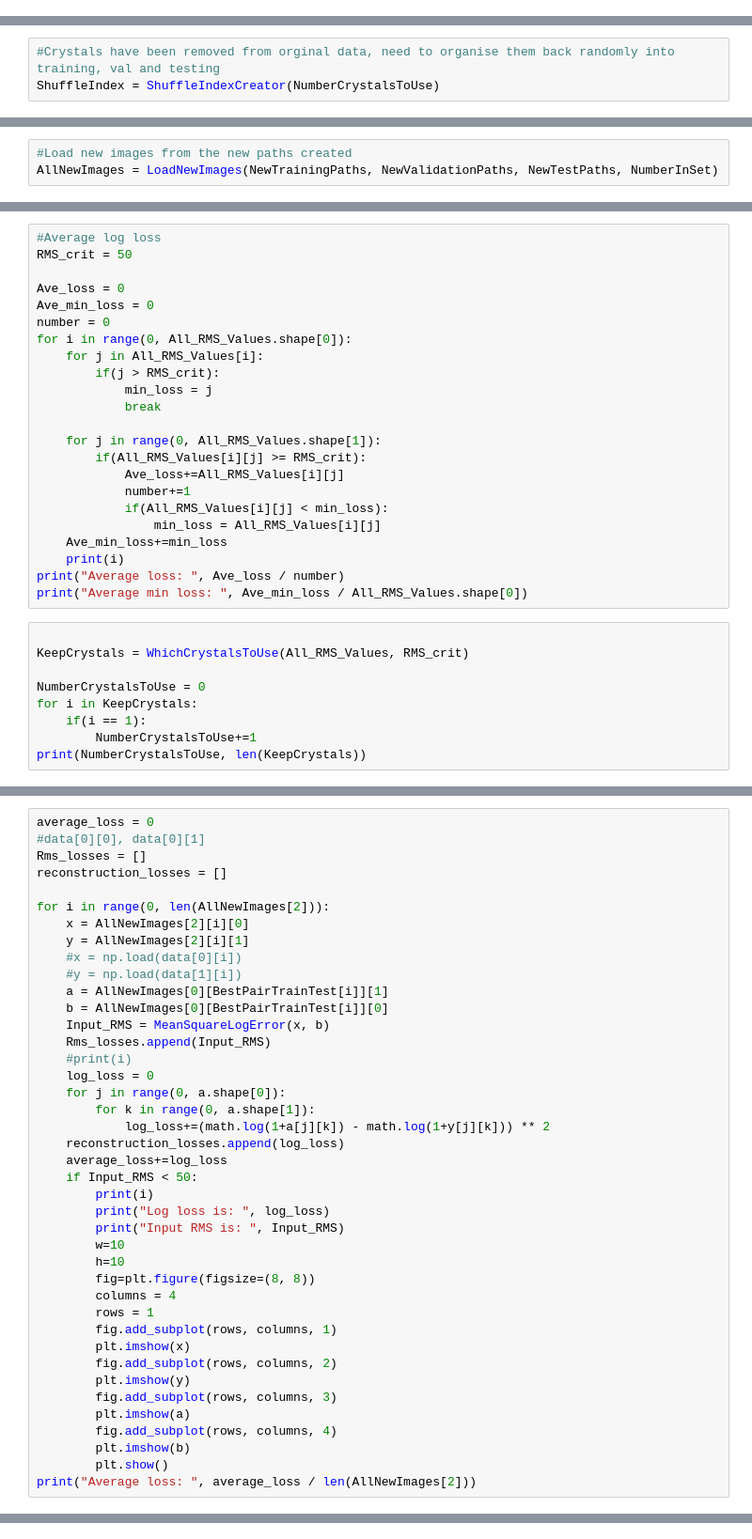
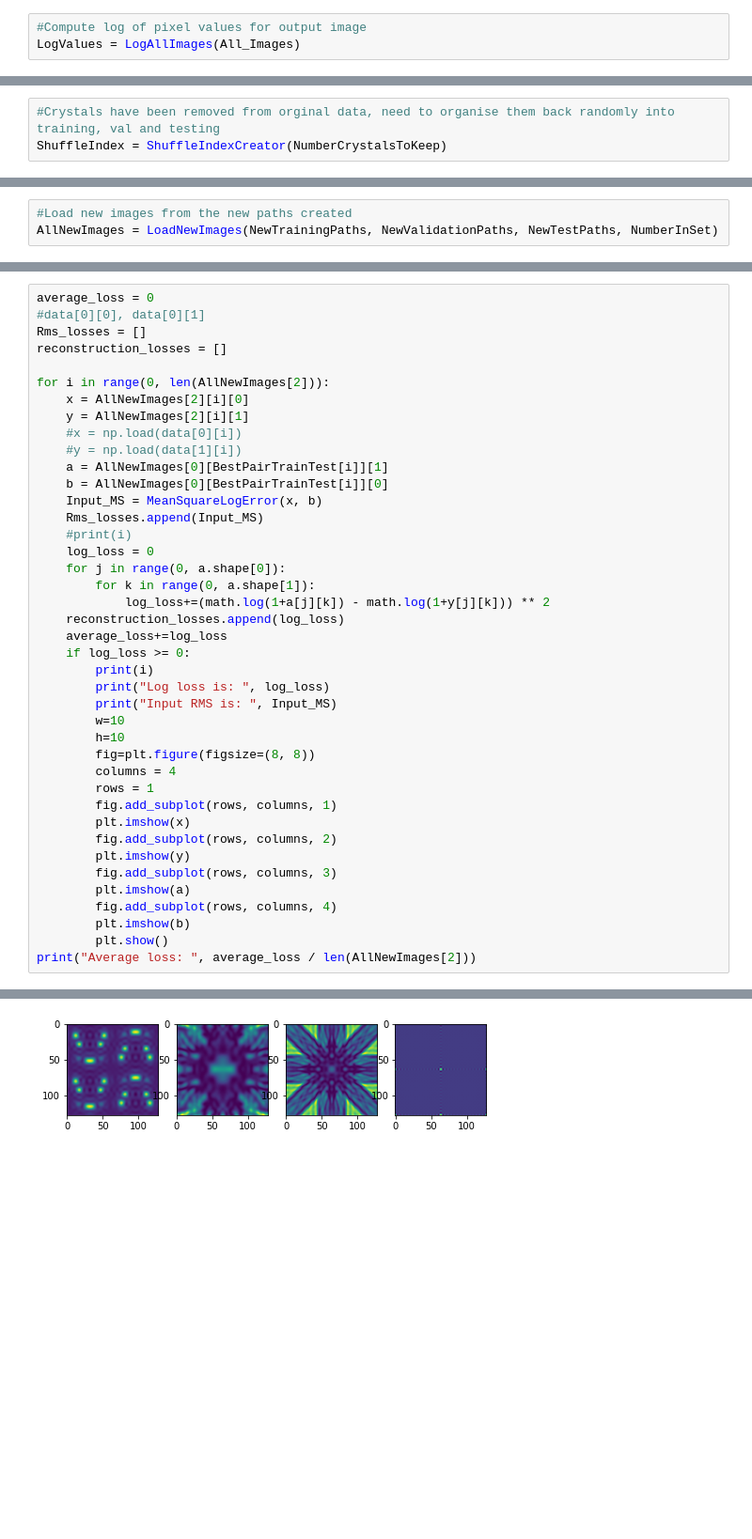
Before and after one commit to JamesLloydPartington/FelixML_Project, a Jupyter notebook: Misc_Programs/CrystalGeneratrion/RemoveSimilarImages.ipynb, the cells around one changed output, grey strips where cells are left out. Shown at 94% size. Saved outputs shown, nothing was run; the diff lists cells and outputs as text; blank space fills up the shorter version.

```diff
--- a/Misc_Programs/CrystalGeneratrion/RemoveSimilarImages.ipynb
+++ b/Misc_Programs/CrystalGeneratrion/RemoveSimilarImages.ipynb
@@ -207,3 +223,6 @@ def WritePaths(Paths, File):
 # %%
 #Load Original images
 All_Images, All_Paths = LoadImages(Path)
+# %%
+#Compute log of pixel values for output image
+LogValues = LogAllImages(All_Images)
@@ -214,6 +275,6 @@ KeepCrystals, NumberCrystalsToKeep = CompareAllImages(All_Images, RMS_crit)
 # %%
 #Crystals have been removed from orginal data, need to organise them back randomly into training, val and testing
-ShuffleIndex = ShuffleIndexCreator(NumberCrystalsToUse)
+ShuffleIndex = ShuffleIndexCreator(NumberCrystalsToKeep)
 # %%
 #New paths have been put into training, val and test
 RatioInSets = [0.85, 0.1, 0.05]
@@ -259,32 +355,0 @@ print("Test loss: ", Test_Loss)
-# %%
-#Average log loss
-RMS_crit = 50
-
-Ave_loss = 0
-Ave_min_loss = 0
-number = 0
-for i in range(0, All_RMS_Values.shape[0]):
-    for j in All_RMS_Values[i]:
-        if(j > RMS_crit):
-            min_loss = j
-            break
-
-    for j in range(0, All_RMS_Values.shape[1]):
-        if(All_RMS_Values[i][j] >= RMS_crit):
-            Ave_loss+=All_RMS_Values[i][j]
-            number+=1
-            if(All_RMS_Values[i][j] < min_loss):
-                min_loss = All_RMS_Values[i][j]
-    Ave_min_loss+=min_loss
-    print(i)
-print("Average loss: ", Ave_loss / number)
-print("Average min loss: ", Ave_min_loss / All_RMS_Values.shape[0])
-# %%
-
-KeepCrystals = WhichCrystalsToUse(All_RMS_Values, RMS_crit)
-
-NumberCrystalsToUse = 0
-for i in KeepCrystals:
-    if(i == 1):
-        NumberCrystalsToUse+=1
-print(NumberCrystalsToUse, len(KeepCrystals))
@@ -347,8 +366,8 @@ for i in range(0, len(AllNewImages[2])):
     #y = np.load(data[1][i])
     a = AllNewImages[0][BestPairTrainTest[i]][1]
     b = AllNewImages[0][BestPairTrainTest[i]][0]
-    Input_RMS = MeanSquareLogError(x, b)
-    Rms_losses.append(Input_RMS)
+    Input_MS = MeanSquareLogError(x, b)
+    Rms_losses.append(Input_MS)
     #print(i)
     log_loss = 0
     for j in range(0, a.shape[0]):
@@ -356,10 +375,10 @@ for i in range(0, len(AllNewImages[2])):
             log_loss+=(math.log(1+a[j][k]) - math.log(1+y[j][k])) ** 2
     reconstruction_losses.append(log_loss)
     average_loss+=log_loss
-    if Input_RMS < 50:
+    if log_loss >= 0:
         print(i)
         print("Log loss is: ", log_loss)
-        print("Input RMS is: ", Input_RMS)
+        print("Input RMS is: ", Input_MS)
         w=10
         h=10
         fig=plt.figure(figsize=(8, 8))
@@ -375,3 +394,4 @@ for i in range(0, len(AllNewImages[2])):
         plt.imshow(b)
         plt.show()
 print("Average loss: ", average_loss / len(AllNewImages[2]))
+# %% [output]
@@ -377,0 +401 @@ print("Average loss: ", average_loss / len(AllNewImages[2]))
+[figure, added]
```
Also changed, not shown: parts of 12 cells of this notebook, 30 other files.
